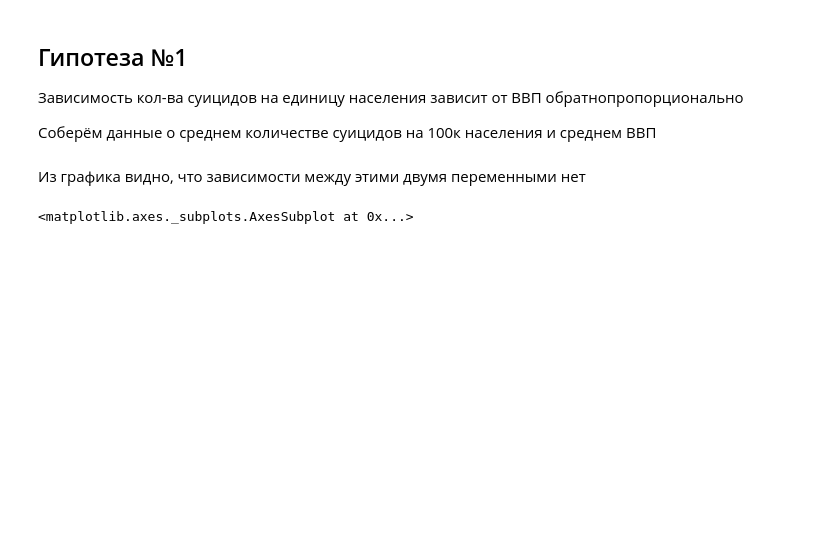
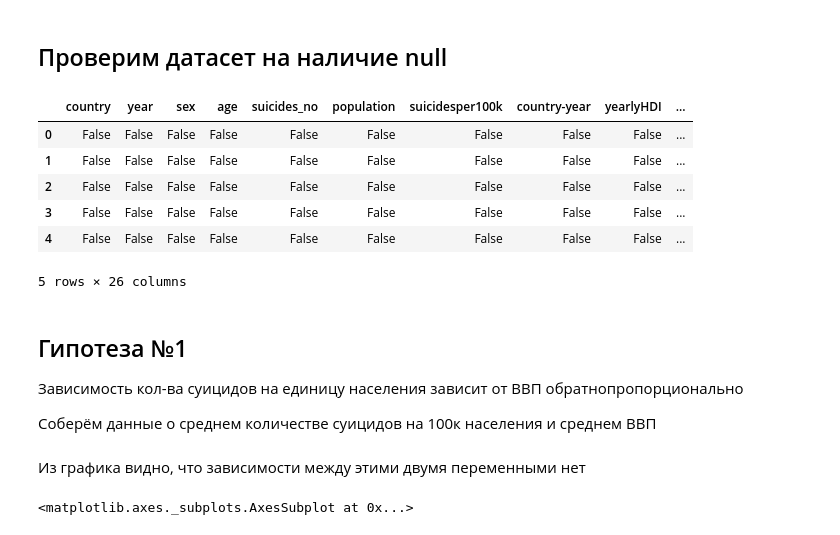
Before and after one commit to nikmel2803/DataViz, a Jupyter notebook: notebooks/Homework.ipynb, the cells around one changed output. Drawn from its saved outputs; the diff is of its cells as text; code cells hidden in the pictures; blank space fills up the shorter version.

```diff
--- a/notebooks/Homework.ipynb
+++ b/notebooks/Homework.ipynb
@@ -12,3 +55,15 @@ data = pd.read_csv("../data/suicidedataextrafestures.csv")\
+# %% [markdown]
+## Проверим датасет на наличие null
+# %%
+data.isnull().head(5)
+# %% [output]
+|  | country | year | sex | age | suicides_no | population | suicidesper100k | country-year | yearlyHDI | ... |
+| 0 | False | False | False | False | False | False | False | False | False | ... |
+| 1 | False | False | False | False | False | False | False | False | False | ... |
+| 2 | False | False | False | False | False | False | False | False | False | ... |
+| 3 | False | False | False | False | False | False | False | False | False | ... |
+| 4 | False | False | False | False | False | False | False | False | False | ... |
+5 rows × 26 columns
 # %% [markdown]
 ## Гипотеза №1
 Зависимость кол-ва суицидов на единицу населения зависит от ВВП обратнопропорционально
```
Also changed, not shown: parts of 9 cells of this notebook.
